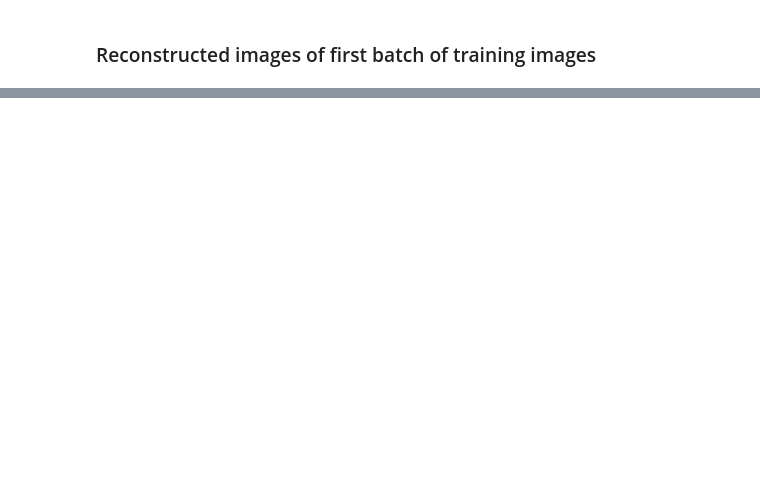
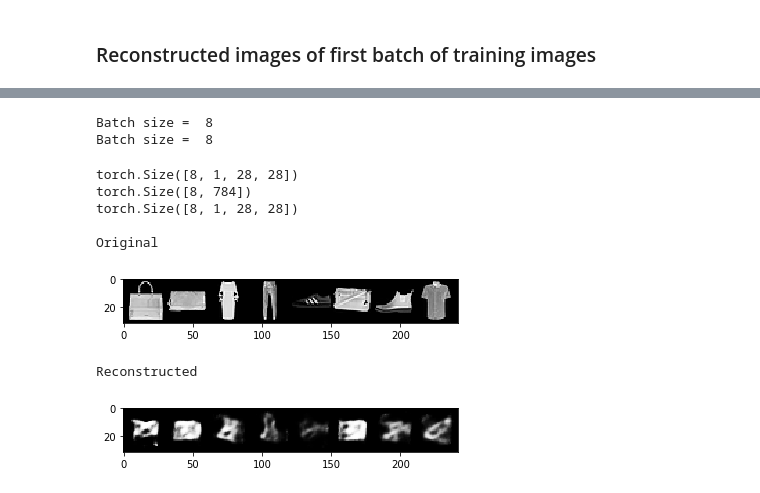
Before and after one commit to tgi25/pytorch, a Jupyter notebook: VAE-MNIST.ipynb, the cells around one changed output, grey strips where cells are left out. Saved outputs shown, nothing was run; the diff lists cells and outputs as text; code cells hidden in the pictures; blank space fills up the shorter version.

```diff
--- a/VAE-MNIST.ipynb
+++ b/VAE-MNIST.ipynb
@@ -373,0 +373,51 @@ torch.Size([8, 1, 28, 28])
+# %%
+#Loading training data
+trainFashion = datasets.FashionMNIST(
+    root="", #Folder where the dataset to be stored; empty means stored in current folder
+    train=True, #Download the 'training' dataset, False => download 'test' dataset
+    download=True, #Should be 'True' in the first time downling the dataset, else 'False'
+    transform=transforms.Compose([transforms.ToTensor()])
+)
+
+#Loading test data
+testFashion = datasets.FashionMNIST(
+    root="",
+    train=False,
+    download=True,
+    transform=transforms.Compose([transforms.ToTensor()])
+)
+# %%
+from torch.utils.data import DataLoader
+
+trainFashionDL = DataLoader(trainFashion, batch_size=8, shuffle=True)
+testFashionDL  = DataLoader(testFashion, batch_size=8, shuffle=True)
+print("Batch size = ", trainFashionDL.batch_size)
+print("Batch size = ", testFashionDL.batch_size)
+# %% [output]
+Batch size =  8
+Batch size =  8
+# %%
+for data in trainFashionDL:
+    images, _ = data
+    print(images.shape)
+    x = images2vectors(images).to(device)
+    print(x.shape)
+    x_recon, _, _ = model(x)
+    recon_imgs = x_recon.view(x_recon.shape[0], 1, 28, 28)
+    print(recon_imgs.shape)
+    print()
+    print("Original")
+    imshow(utils.make_grid(images))
+    print()
+    print("Reconstructed")
+    imshow(utils.make_grid(recon_imgs.detach().to('cpu')))
+    break
+# %% [output]
+torch.Size([8, 1, 28, 28])
+torch.Size([8, 784])
+torch.Size([8, 1, 28, 28])
+
+Original
+[figure, added]
+Reconstructed
+[figure, added]
```
Also changed, not shown: parts of 5 cells of this notebook.
